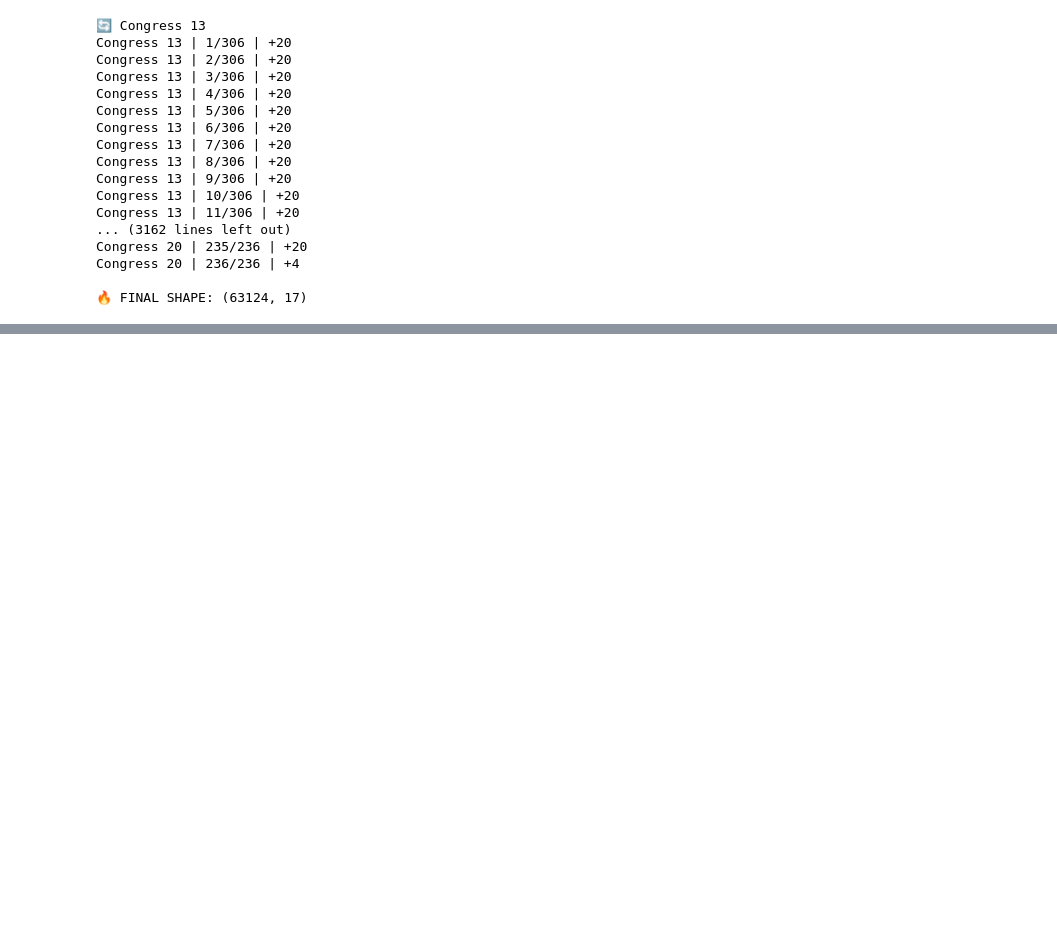
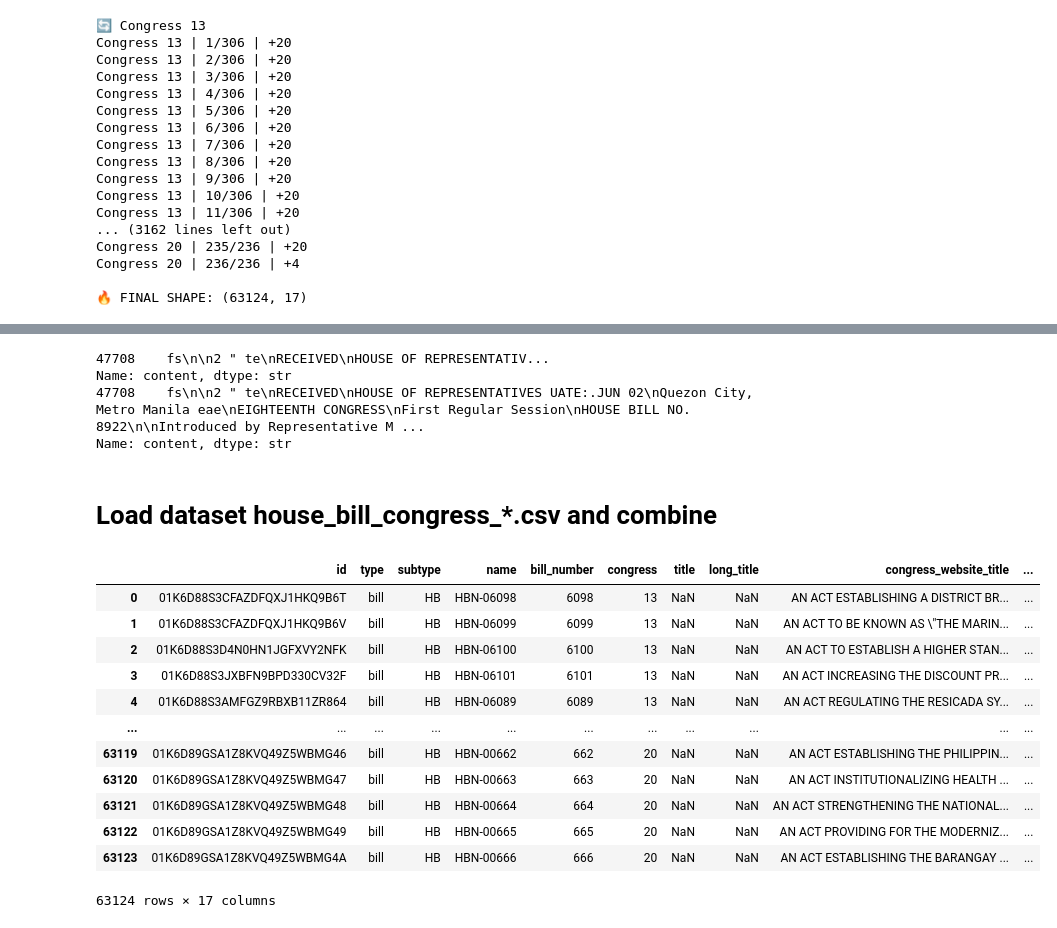
Before and after one commit to Lanzero225/Bills-Legislative-Intelligence-System-BILIS-, a Jupyter notebook: BILIS.ipynb, the cells around one changed output, grey strips where cells are left out. Cells and saved outputs as stored; diff of their text form; code cells hidden in the pictures; blank space fills up the shorter version.

```diff
--- a/BILIS.ipynb
+++ b/BILIS.ipynb
@@ -146,0 +203,45 @@ for cid in range(13, 21):
+# %%
+print(df_docs[df_docs['id'].str.contains('hb-18-6922')]['content'])
+#Expand the print
+pd.set_option('display.max_colwidth', None)
+print(df_docs[df_docs['id'].str.contains('hb-18-6922')]['content'])
+# %% [output]
+47708    fs\n\n2 " te\nRECEIVED\nHOUSE OF REPRESENTATIV...
+Name: content, dtype: str
+47708    fs\n\n2 " te\nRECEIVED\nHOUSE OF REPRESENTATIVES UATE:.JUN 02\nQuezon City, Metro Manila eae\nEIGHTEENTH CONGRESS\nFirst Regular Session\nHOUSE BILL NO. 8922\n\nIntroduced by Representative M ...
+Name: content, dtype: str
+# %% [markdown]
+# Load dataset house_bill_congress_*.csv and combine
+# %%
+import glob
+import os
+import pandas as pd
+
+# 1. Set the path to the folder containing your CSV files
+path = "./"
+all_files = glob.glob(os.path.join(path, "house_bills_congress_*.csv"))
+
+# 2. Read each CSV file into a list of dataframes
+df_list = [pd.read_csv(filename) for filename in all_files]
+
+# 3. Concatenate (append) all dataframes vertically into one
+combined_df = pd.concat(df_list, ignore_index=True)
+
+# 4. Optional: Save the merged data back to a new CSV file
+combined_df.to_csv("combined_dataset.csv", index=False)
+# %%
+combined_df[combined_df['name'].str.contains('HBN')]
+# %% [output]
+|  | id | type | subtype | name | bill_number | congress | title | long_title | congress_website_title | ... |
+| 0 | 01K6D88S3CFAZDFQXJ1HKQ9B6T | bill | HB | HBN-06098 | 6098 | 13 | NaN | NaN | AN ACT ESTABLISHING A DISTRICT BR... | ... |
+| 1 | 01K6D88S3CFAZDFQXJ1HKQ9B6V | bill | HB | HBN-06099 | 6099 | 13 | NaN | NaN | AN ACT TO BE KNOWN AS \"THE MARIN... | ... |
+| 2 | 01K6D88S3D4N0HN1JGFXVY2NFK | bill | HB | HBN-06100 | 6100 | 13 | NaN | NaN | AN ACT TO ESTABLISH A HIGHER STAN... | ... |
+| 3 | 01K6D88S3JXBFN9BPD330CV32F | bill | HB | HBN-06101 | 6101 | 13 | NaN | NaN | AN ACT INCREASING THE DISCOUNT PR... | ... |
+| 4 | 01K6D88S3AMFGZ9RBXB11ZR864 | bill | HB | HBN-06089 | 6089 | 13 | NaN | NaN | AN ACT REGULATING THE RESICADA SY... | ... |
+| ... | ... | ... | ... | ... | ... | ... | ... | ... | ... | ... |
+| 63119 | 01K6D89GSA1Z8KVQ49Z5WBMG46 | bill | HB | HBN-00662 | 662 | 20 | NaN | NaN | AN ACT ESTABLISHING THE PHILIPPIN... | ... |
+| 63120 | 01K6D89GSA1Z8KVQ49Z5WBMG47 | bill | HB | HBN-00663 | 663 | 20 | NaN | NaN | AN ACT INSTITUTIONALIZING HEALTH ... | ... |
+| 63121 | 01K6D89GSA1Z8KVQ49Z5WBMG48 | bill | HB | HBN-00664 | 664 | 20 | NaN | NaN | AN ACT STRENGTHENING THE NATIONAL... | ... |
+| 63122 | 01K6D89GSA1Z8KVQ49Z5WBMG49 | bill | HB | HBN-00665 | 665 | 20 | NaN | NaN | AN ACT PROVIDING FOR THE MODERNIZ... | ... |
+| 63123 | 01K6D89GSA1Z8KVQ49Z5WBMG4A | bill | HB | HBN-00666 | 666 | 20 | NaN | NaN | AN ACT ESTABLISHING THE BARANGAY ... | ... |
+63124 rows × 17 columns
```
Also changed, not shown: parts of 8 cells of this notebook.
